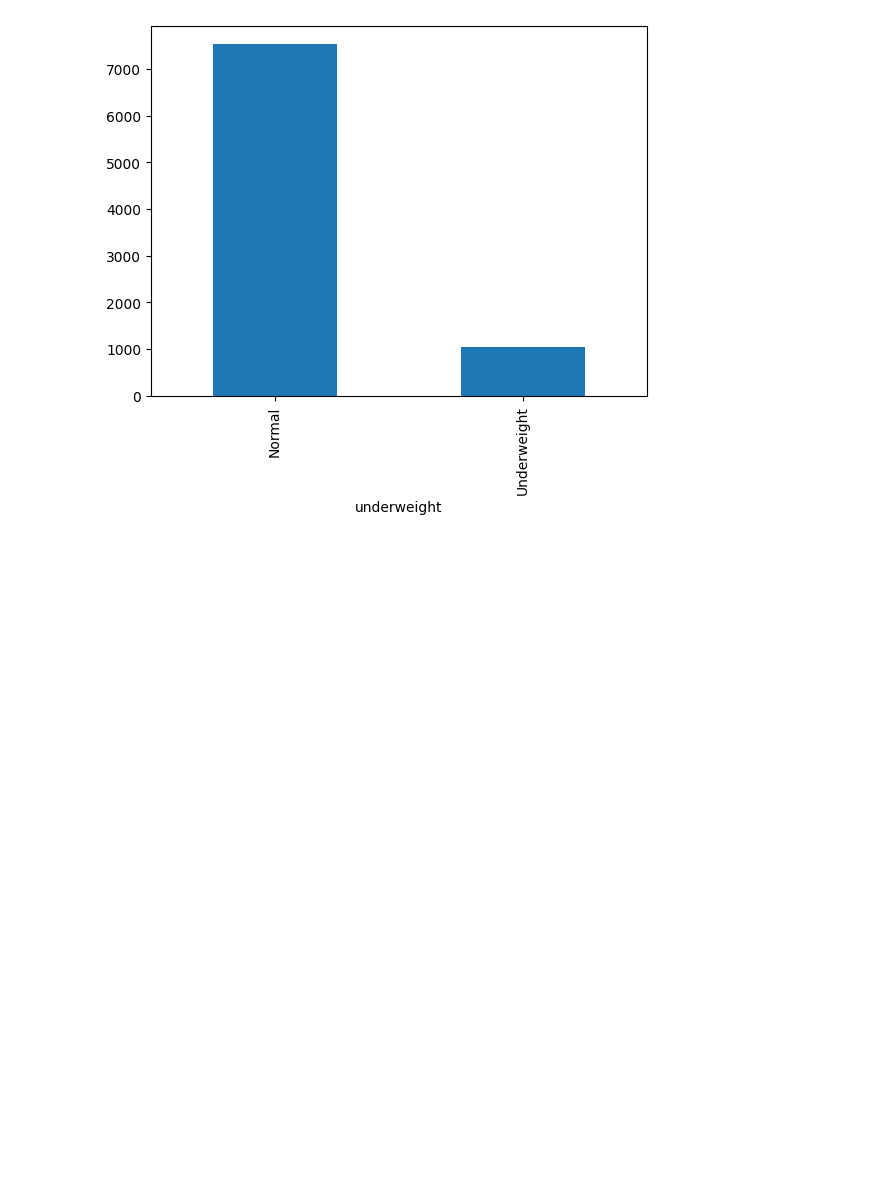
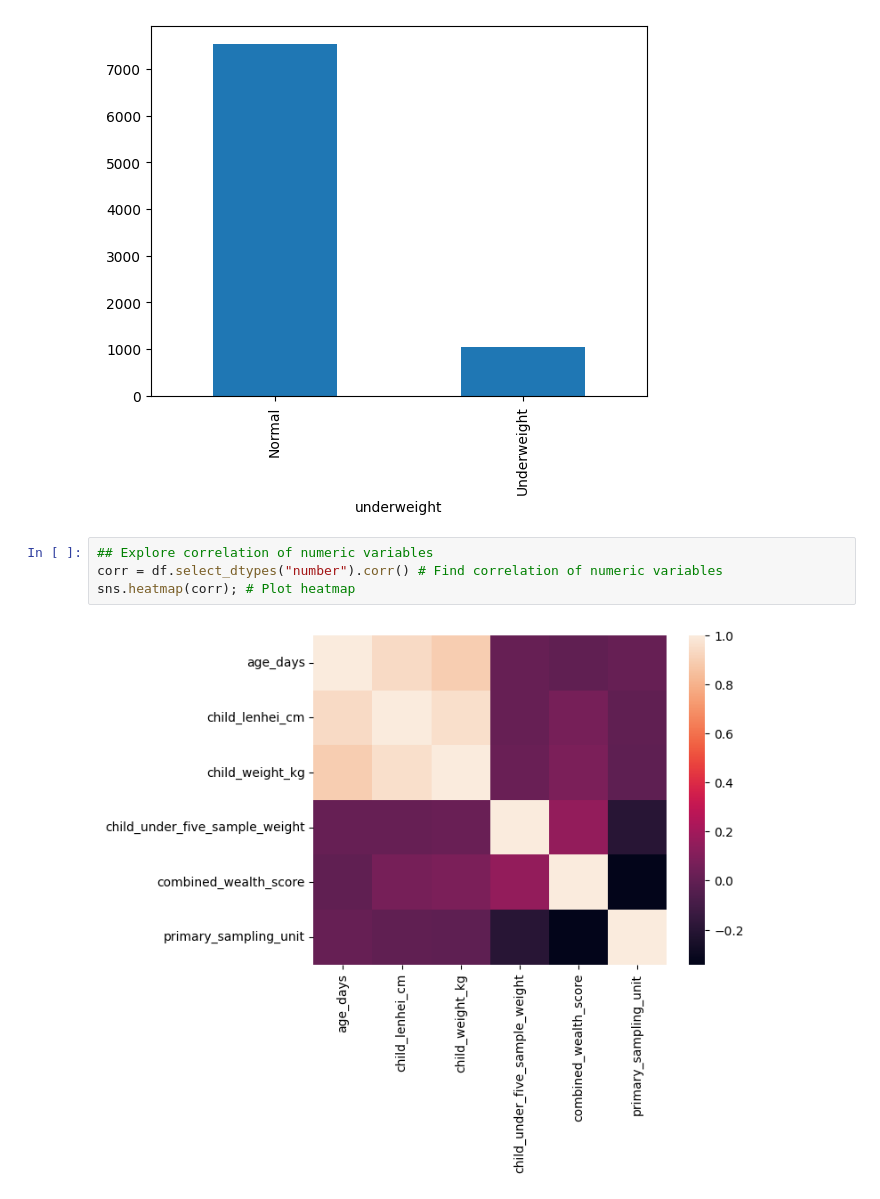
Before and after one commit to KomlaRD/machine_learning_dhs, a Jupyter notebook: ml_undernutrition.ipynb, the cells around one changed output. Cells and saved outputs as stored; diff of their text form; blank space fills up the shorter version.

Commit message:
Plot correlation of numeric variables

```diff
--- a/ml_undernutrition.ipynb
+++ b/ml_undernutrition.ipynb
@@ -80,3 +80,9 @@ Underweight    0.12257
 Name: proportion, dtype: float64
 <Axes: xlabel='underweight'>
 [figure]
+# %%
+## Explore correlation of numeric variables
+corr = df.select_dtypes("number").corr() # Find correlation of numeric variables
+sns.heatmap(corr); # Plot heatmap
+# %% [output]
+[figure, added]
```
